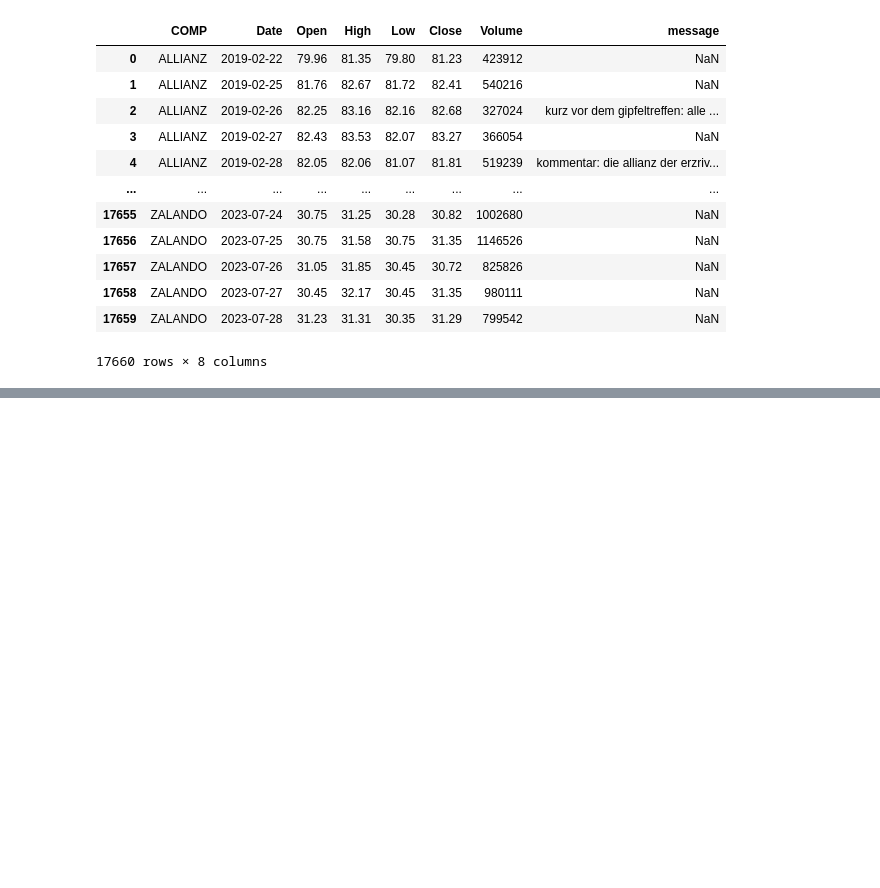
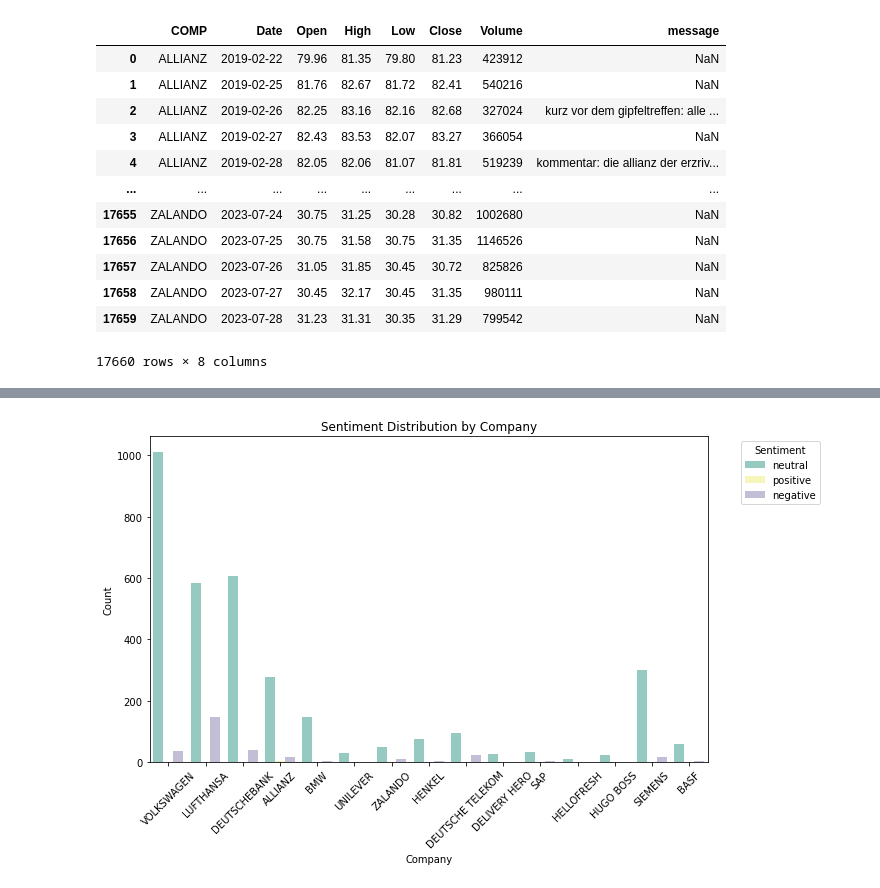
Before and after one commit to dariagerasimenko/stock_changes_german_news, a Jupyter notebook: EDA both news and prices.ipynb, the cells around one changed output, grey strips where cells are left out. Saved outputs shown, nothing was run; the diff lists cells and outputs as text; code cells hidden in the pictures; blank space fills up the shorter version.

```diff
--- a/EDA both news and prices.ipynb
+++ b/EDA both news and prices.ipynb
@@ -92,0 +225,17 @@ Name: COMP, dtype: int64
+# %%
+order = df_final['COMP'].value_counts().index
+
+plt.figure(figsize=(10, 6))  # Optional: Set the figure size
+sns.countplot(data=df_final, x='COMP', hue='sentiment', palette='Set3', order = order)
+plt.title('Sentiment Distribution by Company')
+plt.xlabel('Company')
+plt.ylabel('Count')
+
+# Rotate the x-axis labels for better readability (optional)
+plt.xticks(rotation=45)
+
+# Show the plot
+plt.legend(title='Sentiment', bbox_to_anchor=(1.05, 1), loc='upper left')
+plt.show()
+# %% [output]
+[figure, added]
```
Also changed, not shown: parts of 25 cells of this notebook.
